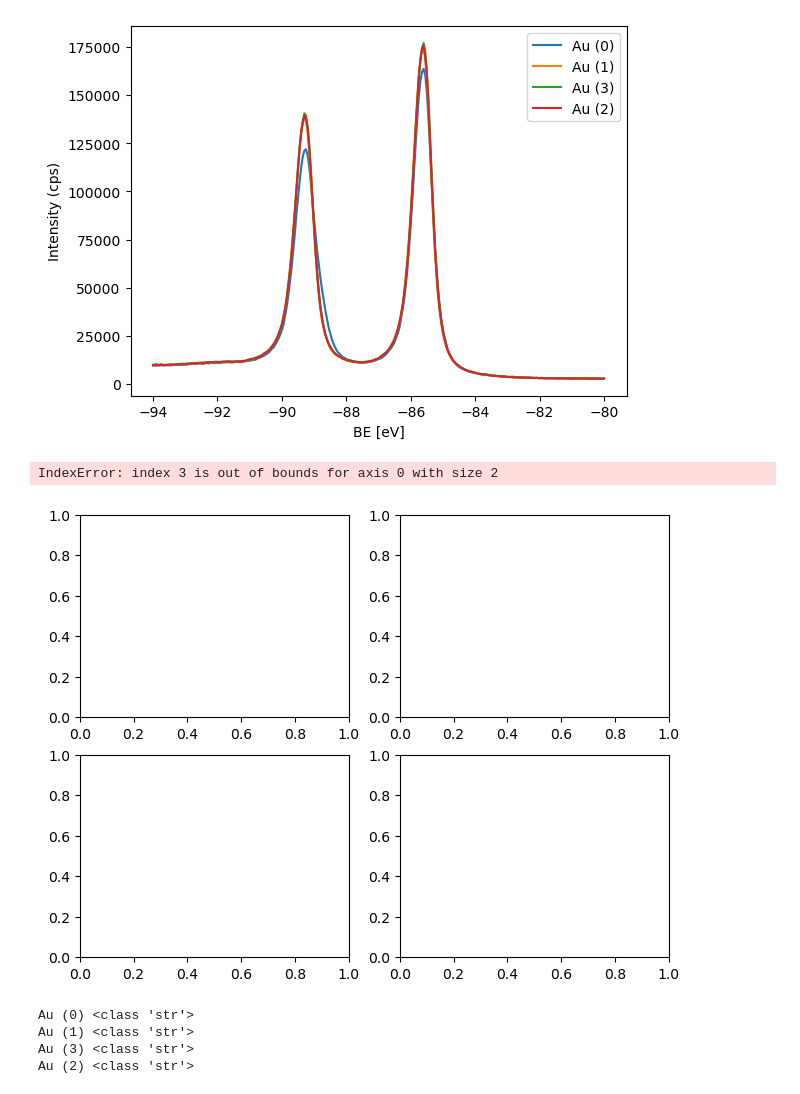
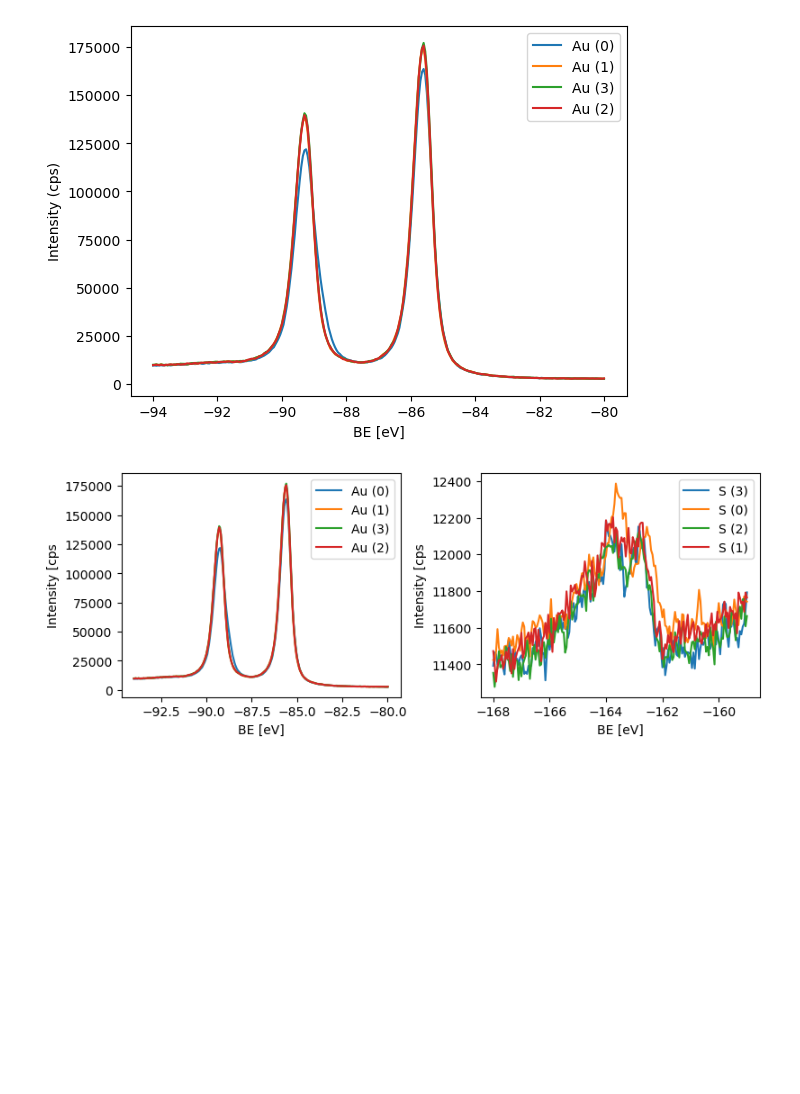
Before and after one commit to JulioAzcarate/pyFitXPS, a Jupyter notebook: examples/pruevas_varias.ipynb, the cells around one changed output. Cells and saved outputs as stored; diff of their text form; code cells hidden in the pictures; blank space fills up the shorter version.

Commit message:
add plotting feautures

```diff
--- a/examples/pruevas_varias.ipynb
+++ b/examples/pruevas_varias.ipynb
@@ -96,45 +117,14 @@ def plot_region(experiment, region, energy_scale):
 sp.plot_region(Au_MeMBA_5min,'Au','BE')
 # %% [output]
 [figure]
-# %%
-all_regio_to_plot = ['Au','S ','C','VB']
-
-exper_dict = Au_MeMBA_5min
-
-if len(all_regio_to_plot) > 1:
-    rows = 2
-else:
-    rows = 1
-
-cols = round(len(all_regio_to_plot)/2)
-
-fig, axs = plt.subplots(ncols=cols,nrows=rows,layout='constrained')
-
-for spectra in list(exper_dict.keys()):
-    for i,element in enumerate(all_regio_to_plot):
-        if element in spectra:
-            axs[i].plot(exper_dict[spectra]['data_orig'][energy_scale],
-               exper_dict[spectra]['data_orig']['intensity'],
-               label=exper_dict[spectra]['details']['Region'],
-        )
-# %% [output]
-IndexError: index 3 is out of bounds for axis 0 with size 2
-[figure, removed]
-# %%
-experiment = Au_MeMBA_5min
-region = 'Au'
-
-res = []
-
-for i,j in enumerate(list(experiment.keys())):
-    if region in j:
-        res.append(j)
-res
-
-for spectra in res:
-    print(spectra, type(spectra))
-# %% [output]
-Au (0) <class 'str'>
-Au (1) <class 'str'>
-Au (3) <class 'str'>
-Au (2) <class 'str'>
+# %%
+all_regio_to_plot = ['Au','S ']
+
+exper_dict = Au_MeMBA_5min
+
+energy_scale = 'BE'
+
+
+sp.plot_all_regions_in(exper_dict,all_regio_to_plot,energy_scale)
+# %% [output]
+[figure, added]
```
Also changed, not shown: parts of 1 cell of this notebook, 1 other file.
